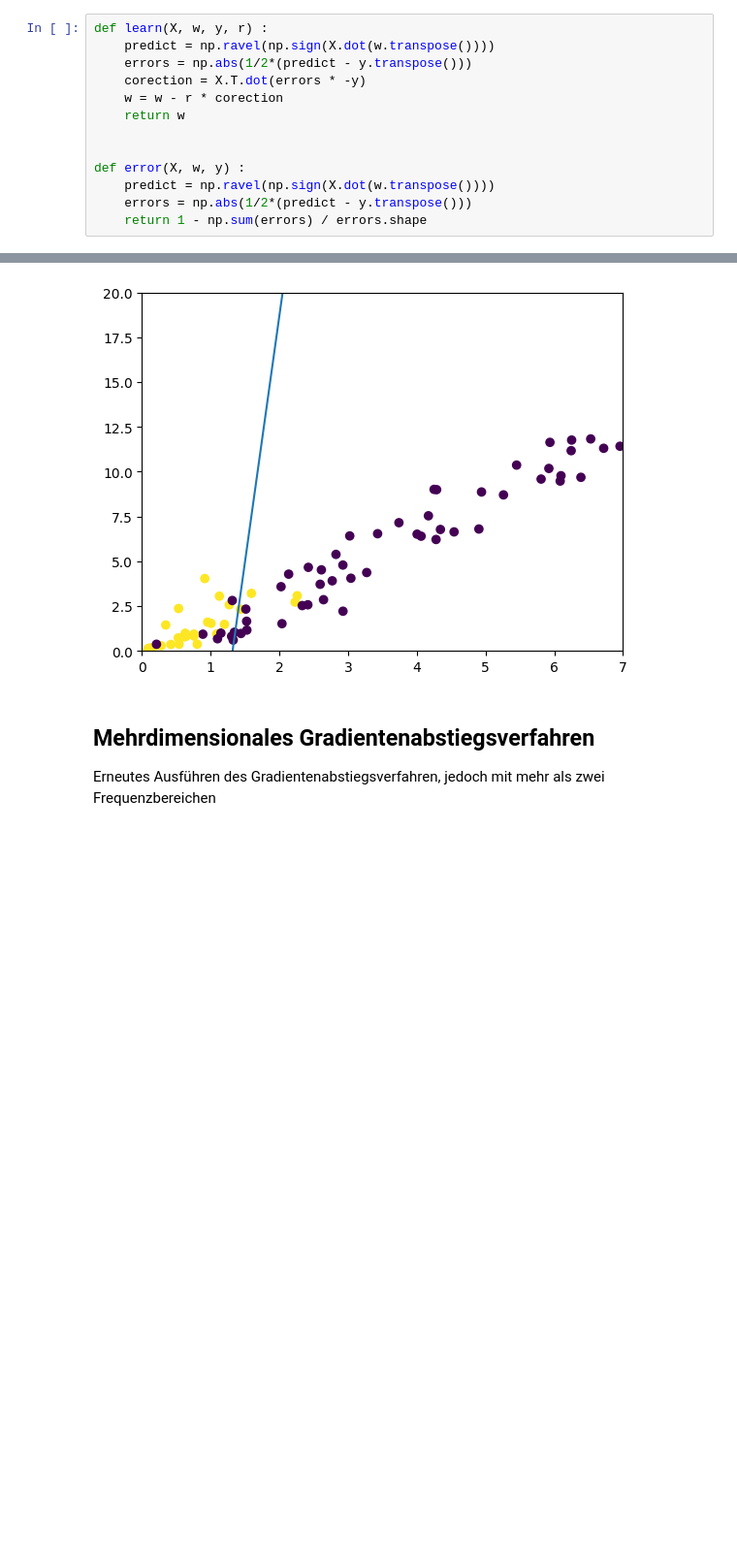
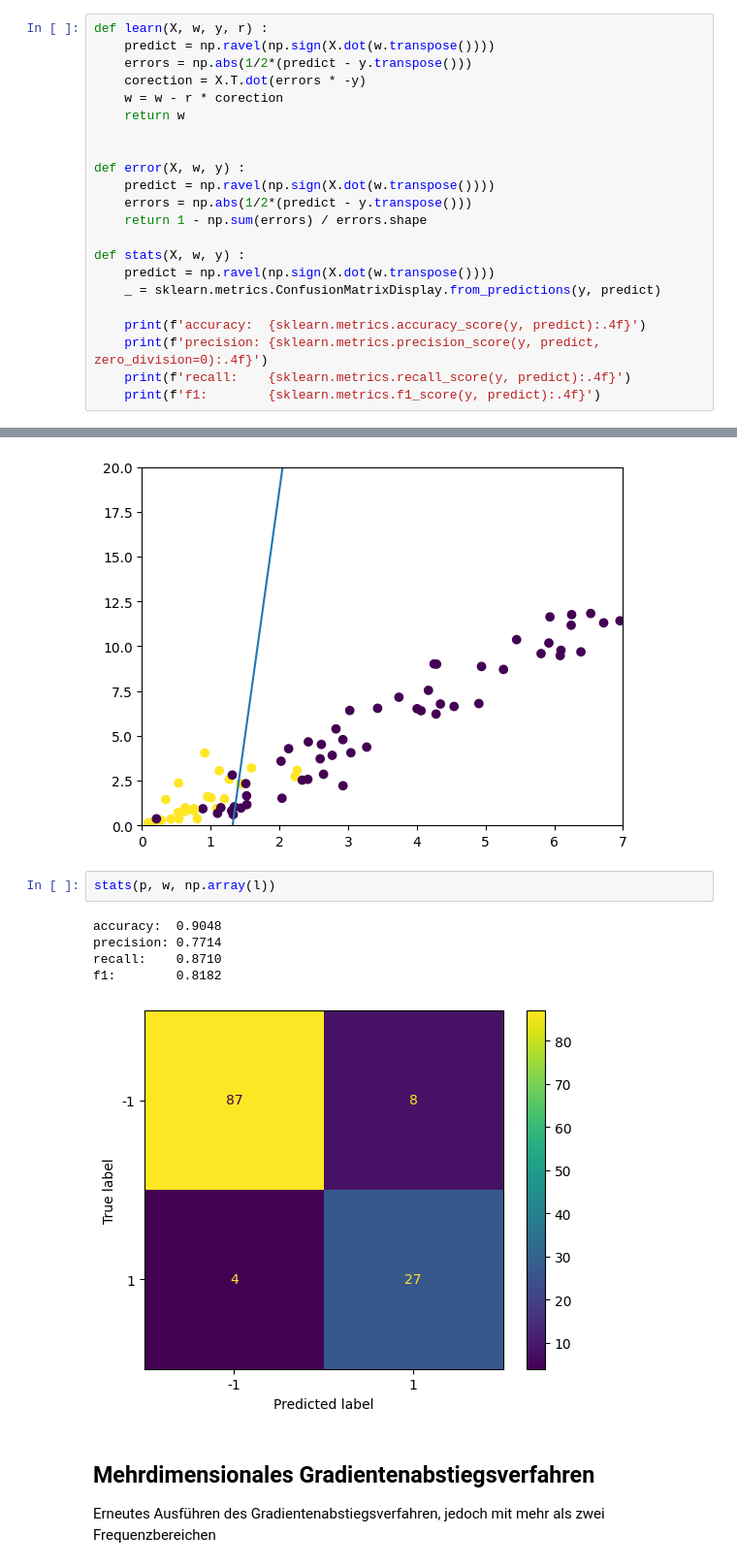
Before and after one commit to 24-mus-whistle/24-mus-whistle, a Jupyter notebook: src/research/gradient_descent/split_gd.ipynb, the cells around one changed output, grey strips where cells are left out. Shown: that part at 97% size. Saved outputs shown, nothing was run; the diff lists cells and outputs as text; blank space fills up the shorter version.

```diff
--- a/src/research/gradient_descent/split_gd.ipynb
+++ b/src/research/gradient_descent/split_gd.ipynb
@@ -125,6 +126,15 @@ def error(X, w, y) :
     predict = np.ravel(np.sign(X.dot(w.transpose())))
     errors = np.abs(1/2*(predict - y.transpose()))
     return 1 - np.sum(errors) / errors.shape
+
+def stats(X, w, y) :
+    predict = np.ravel(np.sign(X.dot(w.transpose())))
+    _ = sklearn.metrics.ConfusionMatrixDisplay.from_predictions(y, predict)
+
+    print(f'accuracy:  {sklearn.metrics.accuracy_score(y, predict):.4f}')
+    print(f'precision: {sklearn.metrics.precision_score(y, predict, zero_division=0):.4f}')
+    print(f'recall:    {sklearn.metrics.recall_score(y, predict):.4f}')
+    print(f'f1:        {sklearn.metrics.f1_score(y, predict):.4f}')
 # %% [markdown]
 Erstellen der Gewichte für die trennende Funktion
 # %%
@@ -164,6 +174,14 @@ plt.show()
 # %% [output]
 Accuracy: 0.9047619047619048
 [figure]
+# %%
+stats(p, w, np.array(l))
+# %% [output]
+accuracy:  0.9048
+precision: 0.7714
+recall:    0.8710
+f1:        0.8182
+[figure, added]
 # %% [markdown]
 ## Mehrdimensionales Gradientenabstiegsverfahren
 
```
Also changed, not shown: parts of 5 cells of this notebook, 4 other files.
